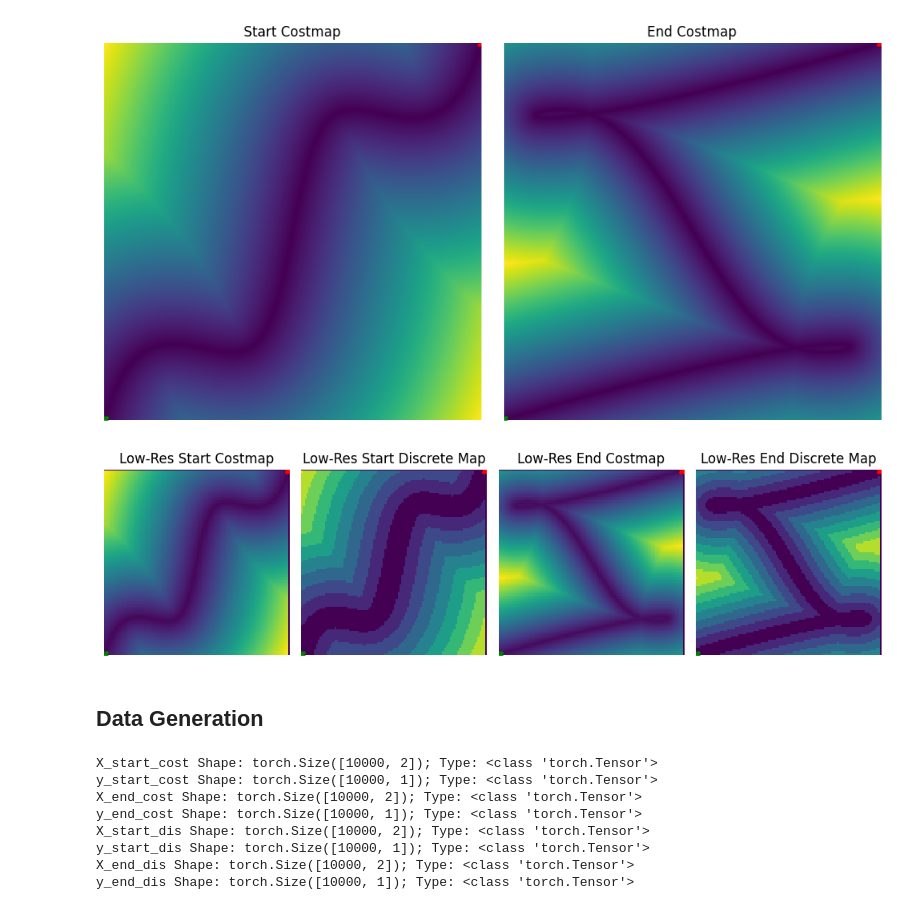
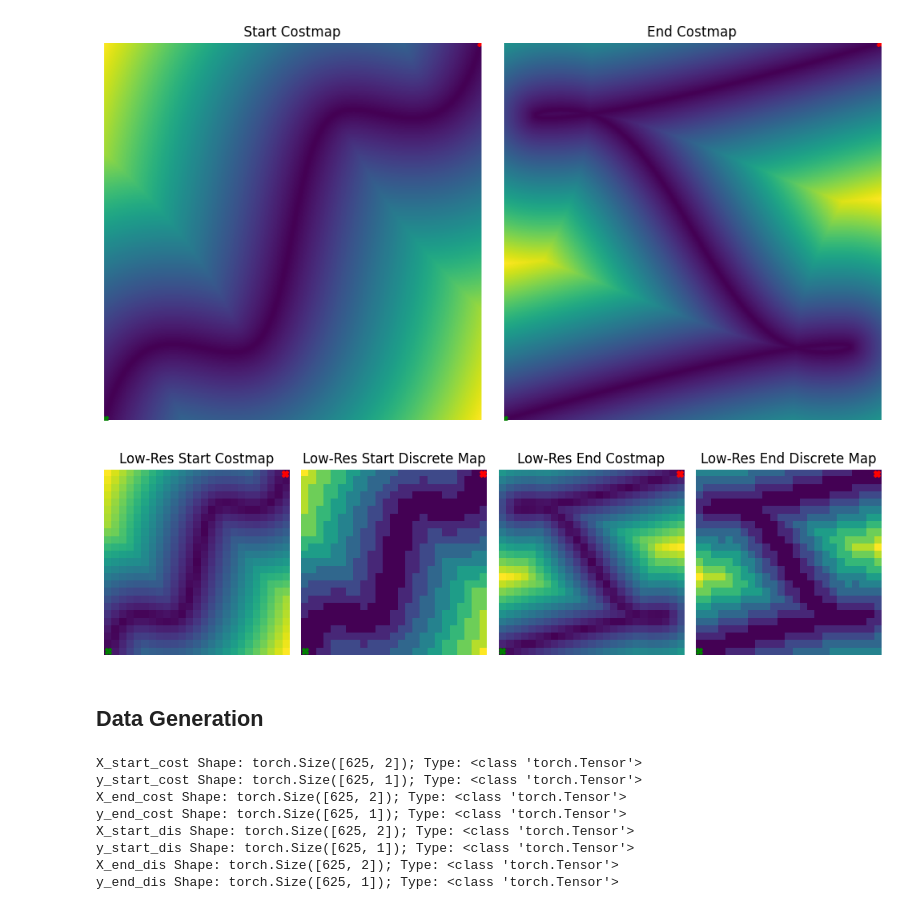
Before and after one commit to Parsa-Research-Laboratory/HyperSpace, a Jupyter notebook: experiments/development/2d_map_static.ipynb, the cells around one changed output. Cells and saved outputs as stored; diff of their text form; code cells hidden in the pictures.

```diff
--- a/experiments/development/2d_map_static.ipynb
+++ b/experiments/development/2d_map_static.ipynb
@@ -175,27 +175,27 @@ plot_costmaps(
 # %% [output]
 [figure]
 # %%
-downscale_factor = 0.1
+downscale_factor = 0.025
 low_res_start_costmap = zoom(start_costmap, downscale_factor, order=1)
 low_res_end_costmap = zoom(end_costmap, downscale_factor, order=1)
 
 low_res_start_pos = ((START_POSITION[0]) - 1, (START_POSITION[1])-1)
 low_res_end_pos = ((END_POSITION[0] * downscale_factor) - 1, (END_POSITION[1] * downscale_factor)-1)
 
 num_bins = 10
 
 discrete_maps = create_discretized_costmaps([low_res_start_costmap, low_res_end_costmap], num_bins)
 
 discrete_maps = [x + 1 for x in discrete_maps]
 
 plot_costmaps(
     [low_res_start_costmap, discrete_maps[0], low_res_end_costmap, discrete_maps[1]],
     low_res_start_pos,
     low_res_end_pos,
     titles=["Low-Res Start Costmap", "Low-Res Start Discrete Map", "Low-Res End Costmap", "Low-Res End Discrete Map"]
 )
 # %% [output]
-[figure, old version]
+[figure, new version]
 # %% [markdown]
 ## Data Generation
 # %%
@@ -262,14 +262,14 @@ print_st(y_start_dis, "y_start_dis")
 print_st(X_end_dis, "X_end_dis")
 print_st(y_end_dis, "y_end_dis")
 # %% [output]
-X_start_cost Shape: torch.Size([10000, 2]); Type: <class 'torch.Tensor'>
-y_start_cost Shape: torch.Size([10000, 1]); Type: <class 'torch.Tensor'>
-X_end_cost Shape: torch.Size([10000, 2]); Type: <class 'torch.Tensor'>
-y_end_cost Shape: torch.Size([10000, 1]); Type: <class 'torch.Tensor'>
-X_start_dis Shape: torch.Size([10000, 2]); Type: <class 'torch.Tensor'>
-y_start_dis Shape: torch.Size([10000, 1]); Type: <class 'torch.Tensor'>
-X_end_dis Shape: torch.Size([10000, 2]); Type: <class 'torch.Tensor'>
-y_end_dis Shape: torch.Size([10000, 1]); Type: <class 'torch.Tensor'>
+X_start_cost Shape: torch.Size([625, 2]); Type: <class 'torch.Tensor'>
+y_start_cost Shape: torch.Size([625, 1]); Type: <class 'torch.Tensor'>
+X_end_cost Shape: torch.Size([625, 2]); Type: <class 'torch.Tensor'>
+y_end_cost Shape: torch.Size([625, 1]); Type: <class 'torch.Tensor'>
+X_start_dis Shape: torch.Size([625, 2]); Type: <class 'torch.Tensor'>
+y_start_dis Shape: torch.Size([625, 1]); Type: <class 'torch.Tensor'>
+X_end_dis Shape: torch.Size([625, 2]); Type: <class 'torch.Tensor'>
+y_end_dis Shape: torch.Size([625, 1]); Type: <class 'torch.Tensor'>
 # %%
 def train_test_split(
     x: torch.Tensor,
```
Also changed, not shown: parts of 4 cells of this notebook.
